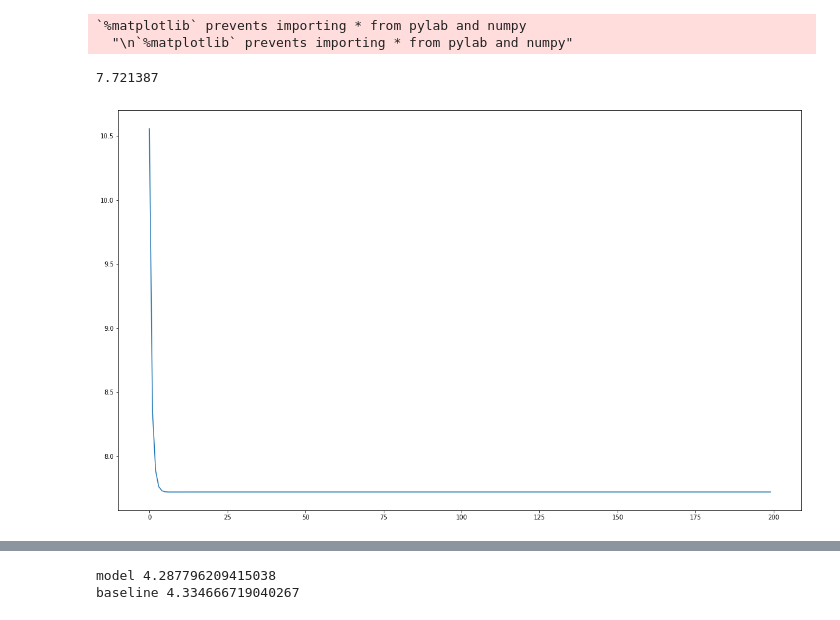
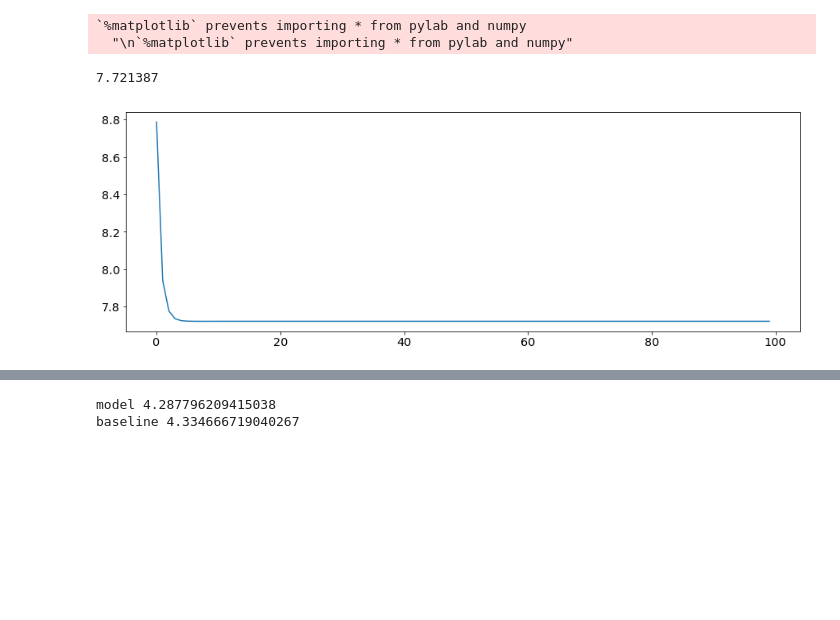
Before and after one commit to sergy2710/nn_project, a Jupyter notebook: T/linear_1.ipynb, the cells around one changed output, grey strips where cells are left out. Drawn from its saved outputs; the diff is of its cells as text; code cells hidden in the pictures; blank space fills up the shorter version.

```diff
--- a/T/linear_1.ipynb
+++ b/T/linear_1.ipynb
@@ -15,10 +15,18 @@ from torch.autograd import Variable
 from torch.utils.data import Dataset, DataLoader
 
 from sklearn.preprocessing import MinMaxScaler
-# from torchvision import transforms
 
 from sklearn.metrics import mean_squared_error as MSE_sklearn
 MSE_torch = torch.nn.MSELoss()
+
+import matplotlib.pylab as pylab
+params = {'legend.fontsize': 'x-large',
+          'figure.figsize': (15, 5),
+         'axes.labelsize': 'x-large',
+         'axes.titlesize':'x-large',
+         'xtick.labelsize':'x-large',
+         'ytick.labelsize':'x-large'}
+pylab.rcParams.update(params)
 # %%
 df = pd.read_csv('all_data_Moscow_mean_T.csv')
 df.head()
@@ -31,14 +39,9 @@ df.head()
 | 4 | 4 | 20151205 | 274.647697 |
 # %%
 %pylab inline
-pylab.rcParams['figure.figsize'] = (20, 12)
+pylab.rcParams['figure.figsize'] = (15, 5)
 
 T = df['T'].values - 273.15
-
-# scaler = MinMaxScaler(feature_range=(0, 1))
-# T_size = T.size
-# T = scaler.fit_transform(T.reshape(-1, 1)).reshape(T_size)
-# plt.plot(T)
 # %% [output]
 Populating the interactive namespace from numpy and matplotlib
 `%matplotlib` prevents importing * from pylab and numpy
@@ -71,24 +74,24 @@ testX, testY = create_dataset_test(test, look_back, 600)
 # %%
 learning_rate = 1e-2
 optimizer = torch.optim.Adam(model.parameters(), lr=learning_rate)
 losses = []
-for _ in range(200):
+for _ in range(100):
     losses_tmp = []
     for x, y in zip(trainX, trainY):
         y_pred = model.forward(x)
         loss = MSE_torch.forward(y_pred, y)
         losses_tmp.append(loss.data)
         optimizer.zero_grad()
         loss.backward()
         optimizer.step()
     losses.append(np.mean(losses_tmp))
     clear_output(True)
     print(np.mean(losses_tmp))
     plt.plot(losses)
     plt.show()
 # %% [output]
 7.721387
-[figure, old version]
+[figure, new version]
 # %%
 trainX_ten = torch.Tensor(trainX)
 predict = []
```
Also changed, not shown: parts of 3 cells of this notebook, 5 other files.
